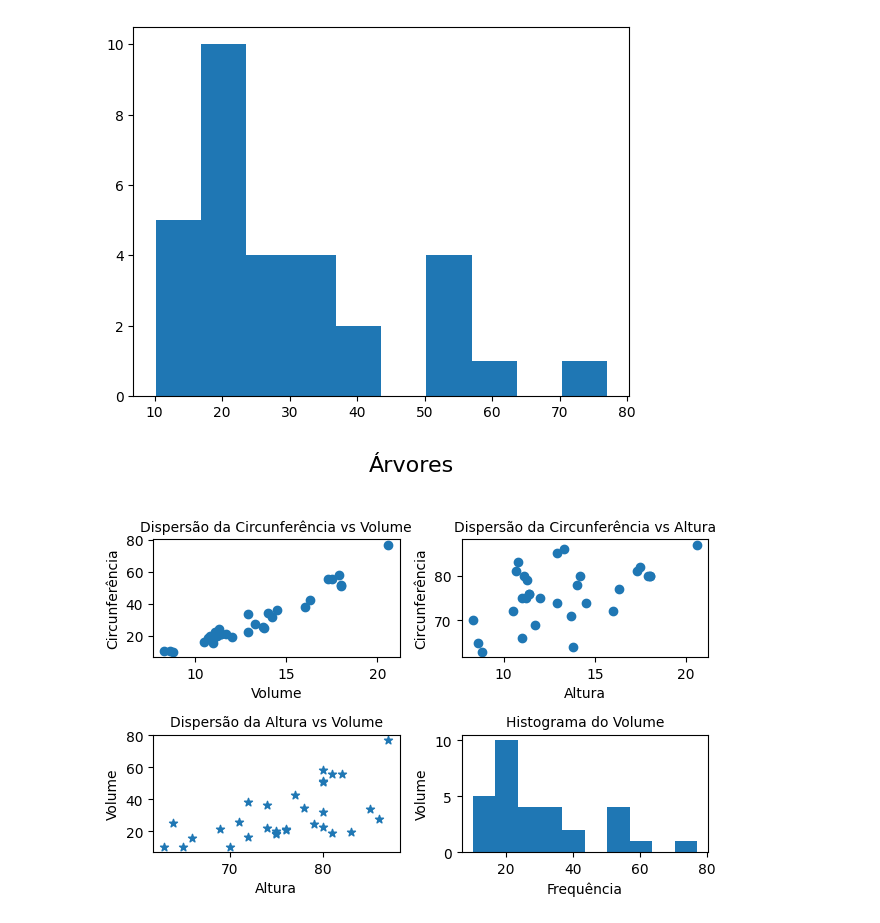
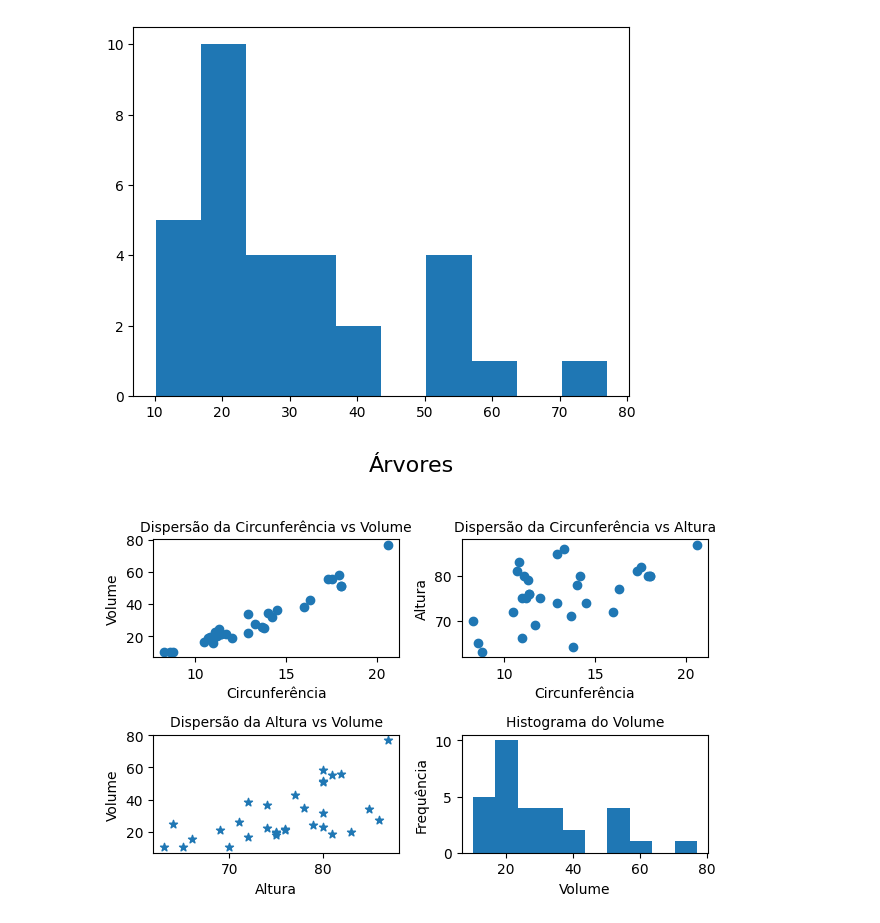
Before and after one commit to oliveiraprg/formacao-cientista-de-dados, a Jupyter notebook: Gráficos/divisao_telas.ipynb, the cells around one changed output. Saved outputs shown, nothing was run; the diff lists cells and outputs as text; code cells hidden in the pictures.

```diff
--- a/Gráficos/divisao_telas.ipynb
+++ b/Gráficos/divisao_telas.ipynb
@@ -44,33 +44,33 @@ plt.hist(base.Volume)
 # %%
 #Imprimindo os gráficos juntos
 plt.figure(2)
 
 plt.suptitle('Árvores', fontsize=16)
 
 plt.subplot(2,2,1)
 plt.scatter(base.Girth, base.Volume)
-plt.ylabel('Circunferência')
-plt.xlabel('Volume')
+plt.ylabel('Volume')
+plt.xlabel('Circunferência')
 plt.title('Dispersão da Circunferência vs Volume', fontsize=10)
 
 plt.subplot(2,2,2)
 plt.scatter(base.Girth, base.Height)
-plt.ylabel('Circunferência')
-plt.xlabel('Altura')
+plt.ylabel('Altura')
+plt.xlabel('Circunferência')
 plt.title('Dispersão da Circunferência vs Altura', fontsize=10)
 
 plt.subplot(2,2,3)
 plt.scatter(base.Height, base.Volume, marker='*')
 plt.xlabel('Altura')
 plt.ylabel('Volume')
 plt.title('Dispersão da Altura vs Volume', fontsize=10)
 
 plt.subplot(2,2,4)
 plt.hist(base.Volume)
-plt.xlabel('Frequência')
-plt.ylabel('Volume')
+plt.xlabel('Volume')
+plt.ylabel('Frequência')
 plt.title('Histograma do Volume', fontsize=10)
 
 plt.tight_layout(rect=[0, 0.03, 1, 0.95])
 # %% [output]
-[figure, old version]
+[figure, new version]
```
Also changed, not shown: parts of 1 cell of this notebook.
